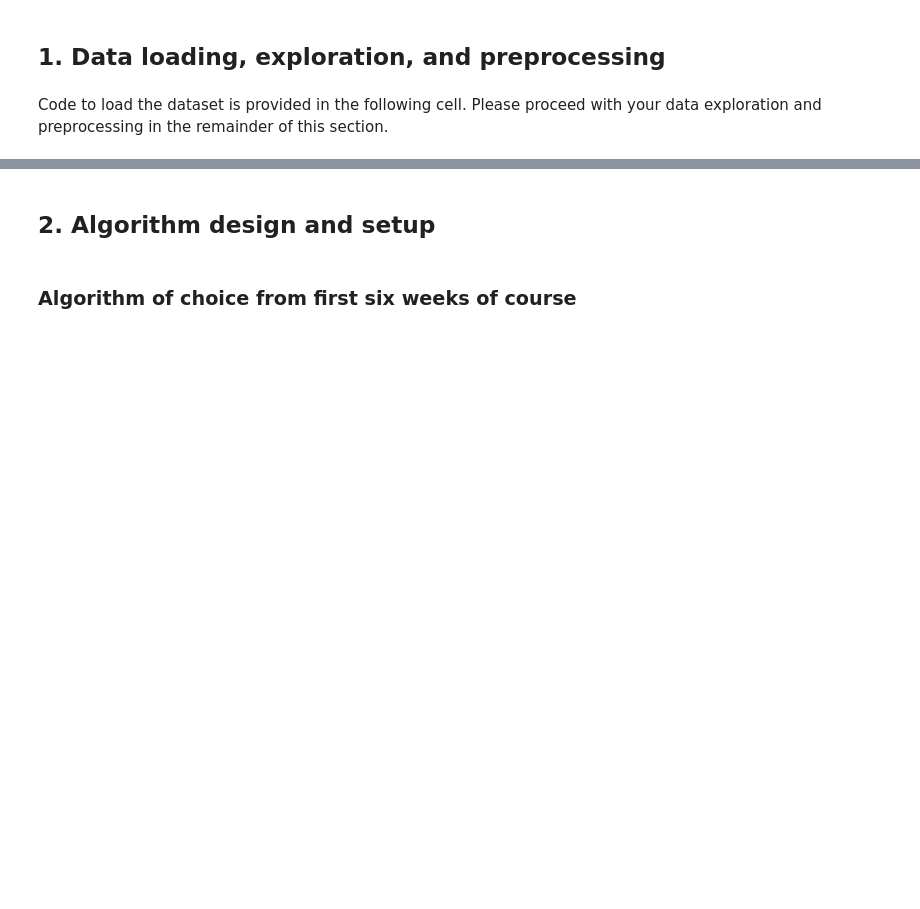
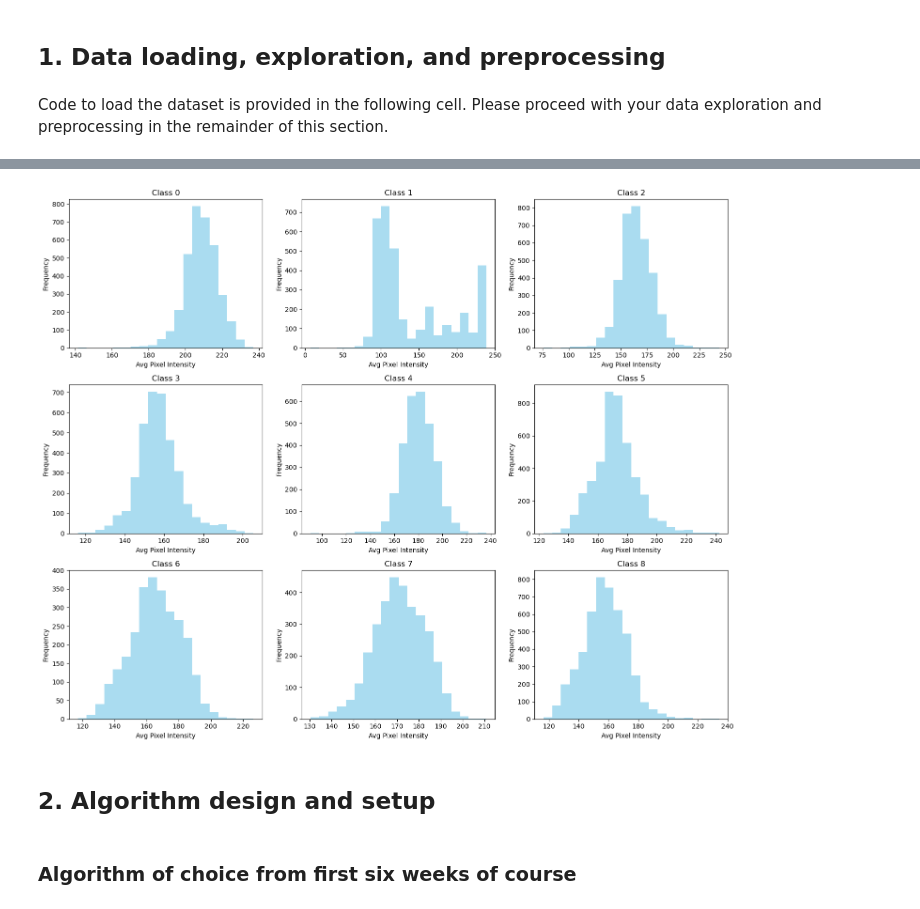
Before and after one commit to mche8891/COMP4318-A2-67, a Jupyter notebook: COMP5318-assignment2-template-notebook.ipynb, the cells around one changed output, grey strips where cells are left out. Drawn from its saved outputs; the diff is of its cells as text; code cells hidden in the pictures; blank space fills up the shorter version.

```diff
--- a/COMP5318-assignment2-template-notebook.ipynb
+++ b/COMP5318-assignment2-template-notebook.ipynb
@@ -29,3 +110,31 @@ Please print/display some examples of your preprocessed data here.
+# %%
+import matplotlib.pyplot as plt
+import numpy as np
+
+unique_labels = np.unique(y_train)
+num_classes = len(unique_labels)
+cols = 3
+rows = int(np.ceil(num_classes / cols))
+
+fig, axs = plt.subplots(rows, cols, figsize=(15, 4 * rows))
+
+for i, label in enumerate(unique_labels):
+    ax = axs.flat[i]
+    class_images = X_train[y_train == label]
+    gray_pixels = class_images.mean(axis=(1, 2, 3))  # avg pixel intensity
+    ax.hist(gray_pixels, bins=20, alpha=0.7, color='skyblue')
+    ax.set_title(f'Class {label}')
+    ax.set_xlabel('Avg Pixel Intensity')
+    ax.set_ylabel('Frequency')
+
+# Turn off any unused subplots
+for i in range(num_classes, len(axs.flat)):
+    axs.flat[i].axis('off')
+
+plt.tight_layout()
+plt.show()
+# %% [output]
+[figure, added]
 # %% [markdown]
 ## 2. Algorithm design and setup
 # %% [markdown]
```
Also changed, not shown: parts of 8 cells of this notebook.
